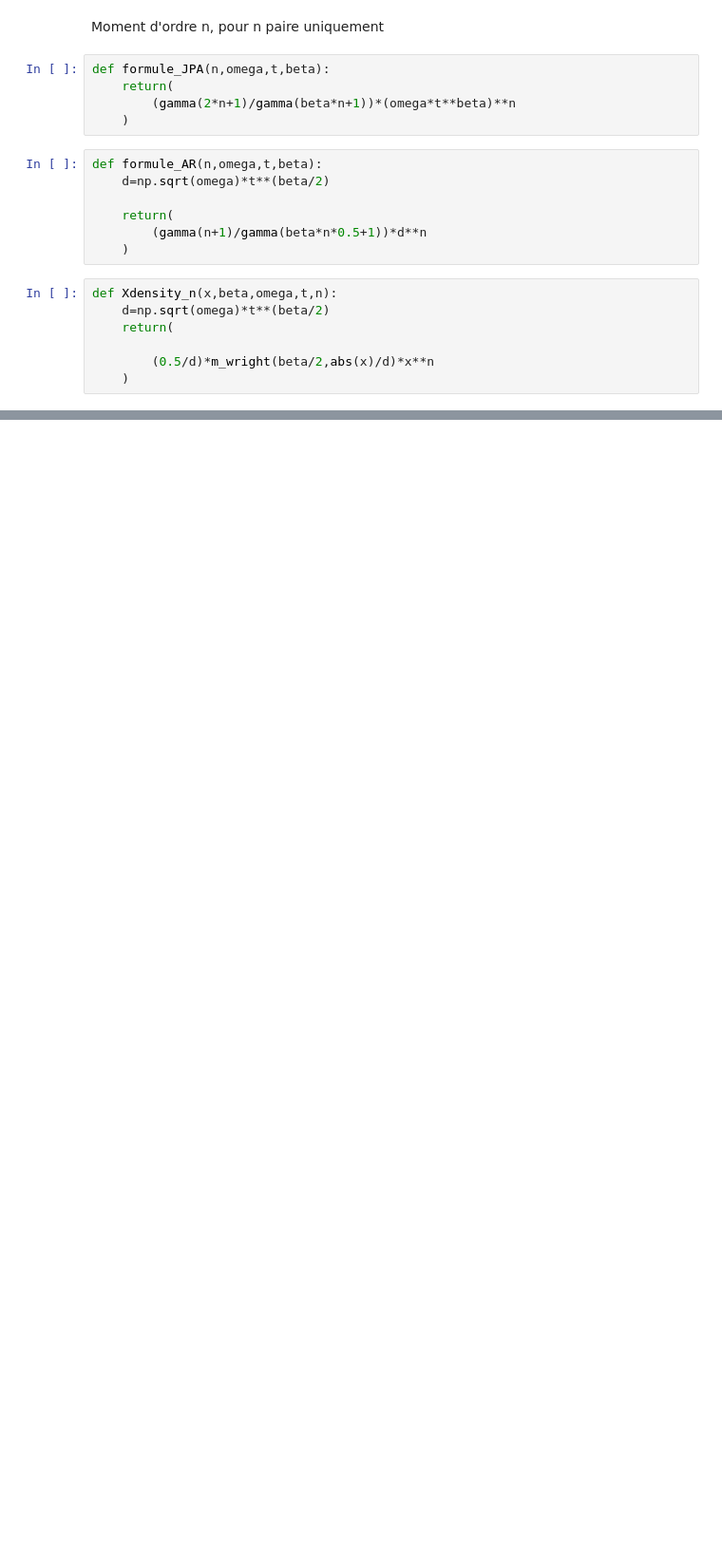
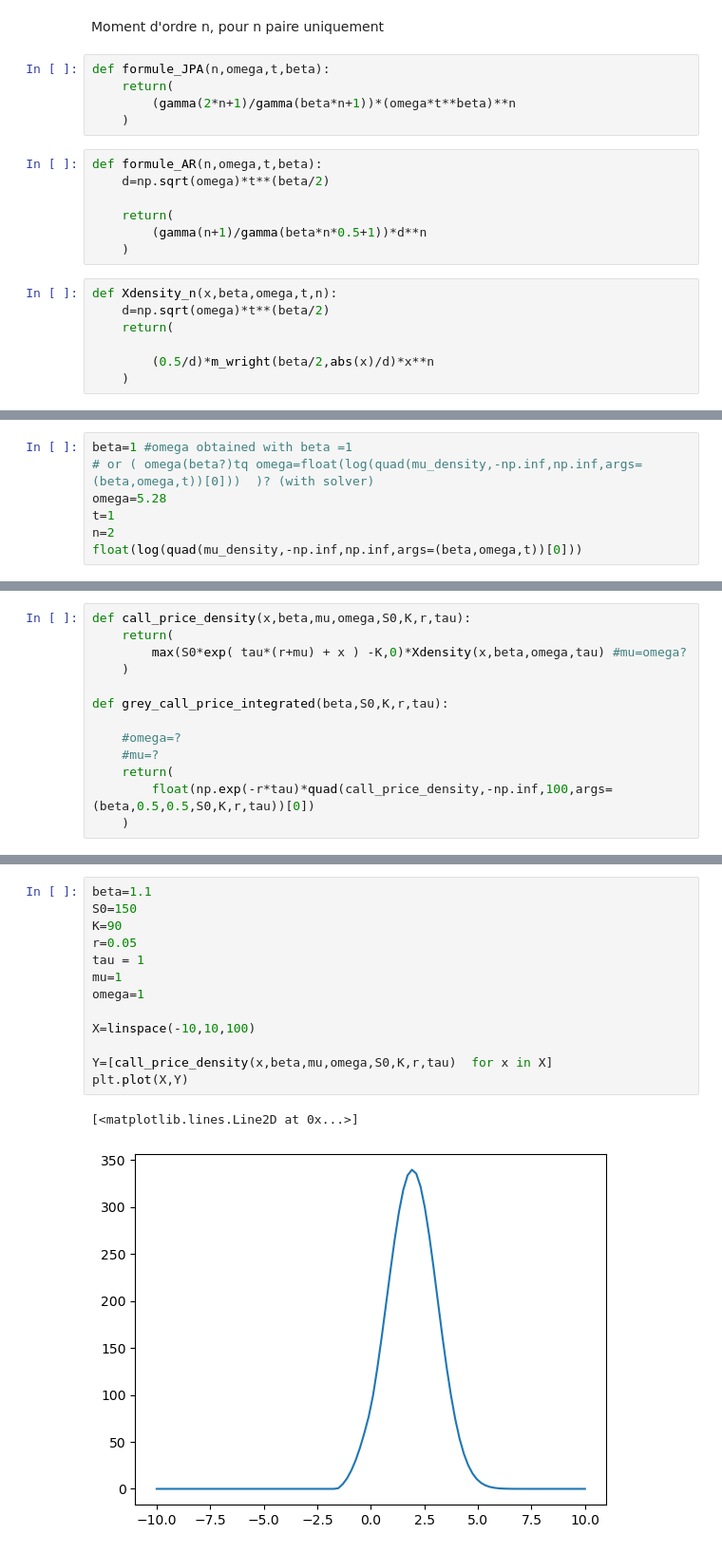
Before and after one commit to RimohtL/Default_Proba_Calib, a Jupyter notebook: grey_noise.ipynb, the cells around one changed output, grey strips where cells are left out. Shown at 95% size. Cells and saved outputs as stored; diff of their text form; blank space fills up the shorter version.

Commit message:
Even moments + Attempt at call formula integral version

```diff
--- a/grey_noise.ipynb
+++ b/grey_noise.ipynb
@@ -131,0 +147,7 @@ quad(Xdensity_n,-np.inf,np.inf,args=(beta,omega,t,n))
+# %%
+beta=1 #omega obtained with beta =1
+# or ( omega(beta?)tq omega=float(log(quad(mu_density,-np.inf,np.inf,args=(beta,omega,t))[0]))  )? (with solver)
+omega=5.28
+t=1
+n=2
+float(log(quad(mu_density,-np.inf,np.inf,args=(beta,omega,t))[0]))
@@ -131,0 +156,13 @@ quad(Xdensity_n,-np.inf,np.inf,args=(beta,omega,t,n))
+# %%
+def call_price_density(x,beta,mu,omega,S0,K,r,tau):
+    return(
+        max(S0*exp( tau*(r+mu) + x ) -K,0)*Xdensity(x,beta,omega,tau) #mu=omega?
+    )
+
+def grey_call_price_integrated(beta,S0,K,r,tau):
+
+    #omega=?
+    #mu=?
+    return(
+        float(np.exp(-r*tau)*quad(call_price_density,-np.inf,100,args=(beta,0.5,0.5,S0,K,r,tau))[0])
+    )
@@ -131,0 +179,16 @@ quad(Xdensity_n,-np.inf,np.inf,args=(beta,omega,t,n))
+# %%
+beta=1.1
+S0=150
+K=90
+r=0.05
+tau = 1
+mu=1
+omega=1
+
+X=linspace(-10,10,100)
+
+Y=[call_price_density(x,beta,mu,omega,S0,K,r,tau)  for x in X]
+plt.plot(X,Y)
+# %% [output]
+[<matplotlib.lines.Line2D at 0x...>]
+[figure, added]
```
Also changed, not shown: parts of 9 cells of this notebook.
